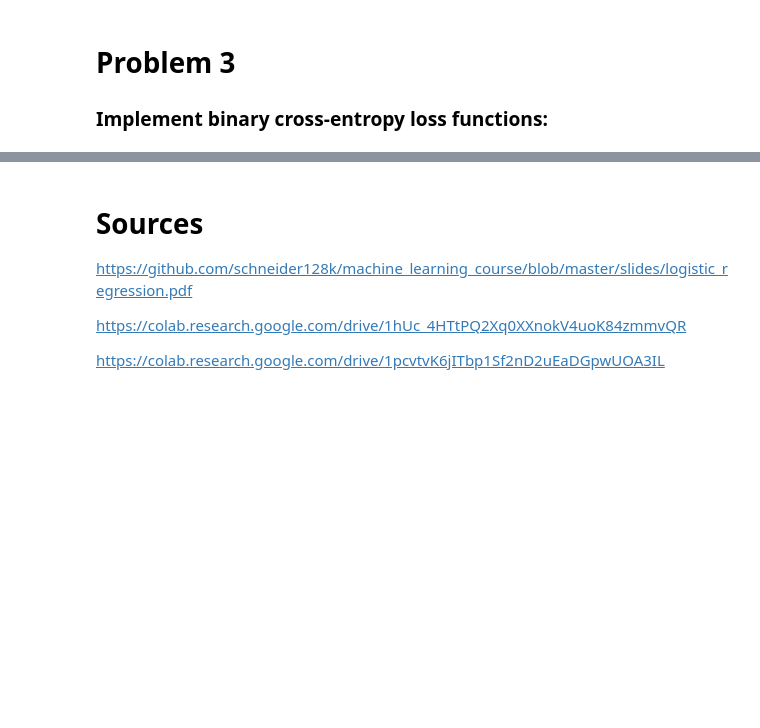
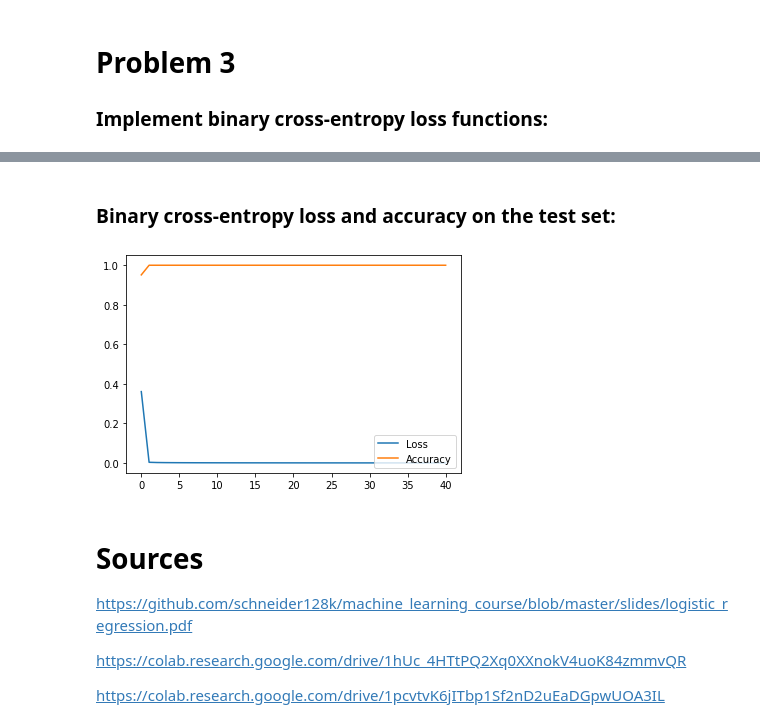
Before and after one commit to ayberkcorp/cap4630-artificial_intelligence, a Jupyter notebook: HW_3/Homework3.ipynb, the cells around one changed output, grey strips where cells are left out. Cells and saved outputs as stored; diff of their text form; code cells hidden in the pictures; blank space fills up the shorter version.

```diff
--- a/HW_3/Homework3.ipynb
+++ b/HW_3/Homework3.ipynb
@@ -208,3 +241,13 @@ for i in np.arange(epochs):
+# %% [markdown]
+### Binary cross-entropy loss and accuracy on the test set:
+# %%
+plt.figure()
+e = np.linspace(0, epochs, 40)
+plt.plot(e, loss, label='Loss')
+plt.plot(e, acc, label='Accuracy');
+plt.legend(loc='lower right');
+# %% [output]
+[figure, added]
 # %% [markdown]
 # Sources
 
```
Also changed, not shown: parts of 11 cells of this notebook.
